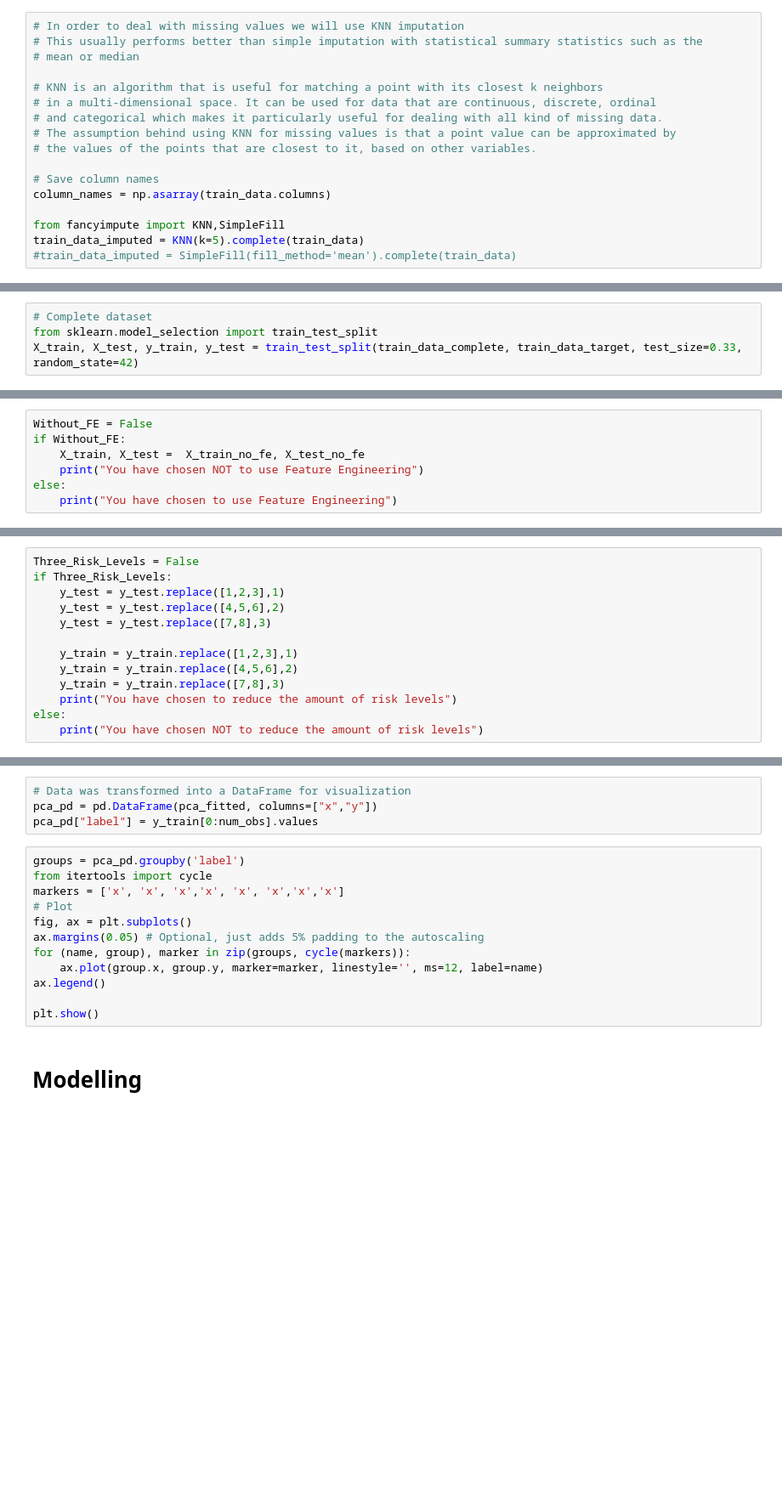
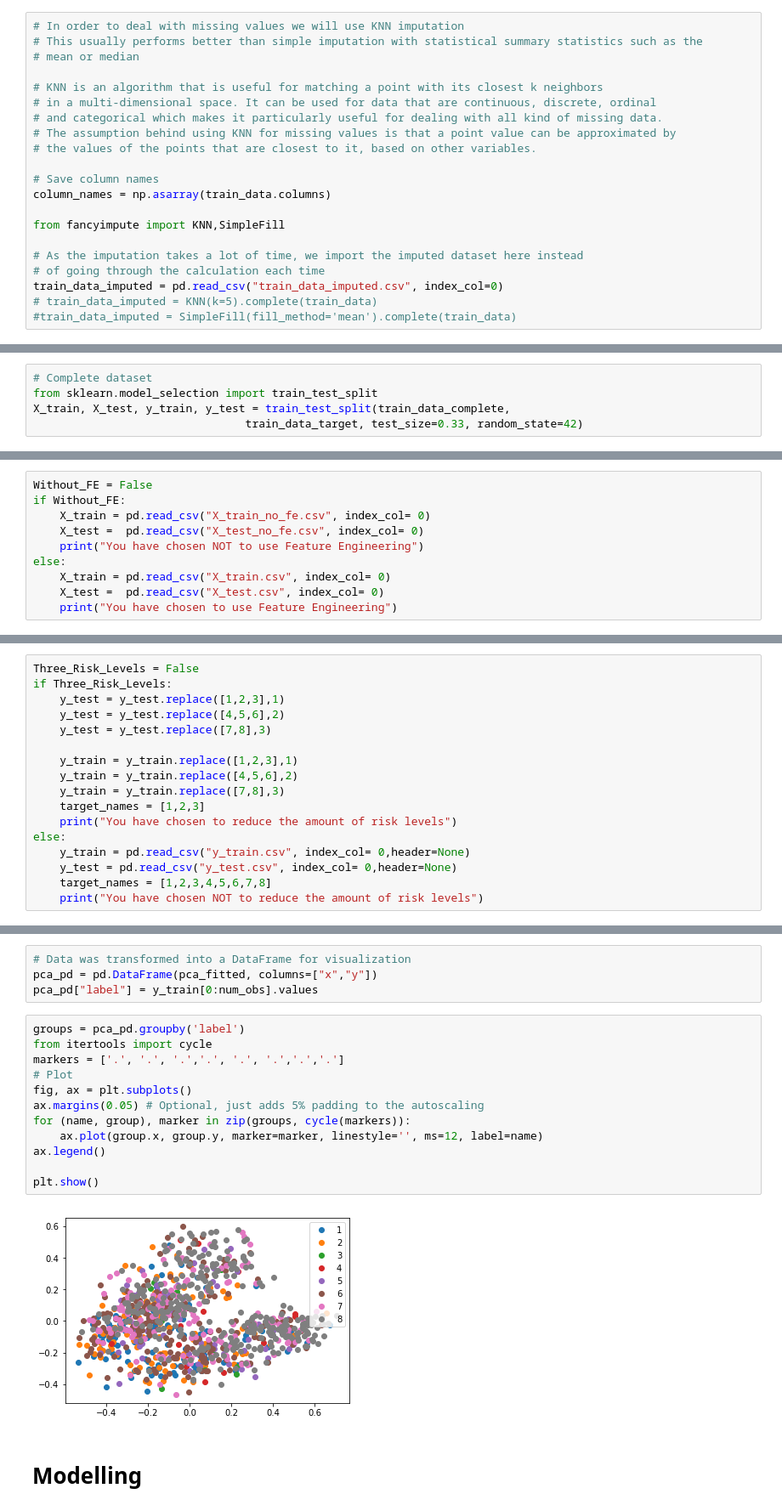
Before and after one commit to rquick3/BDIFFinalProject, a Jupyter notebook: BDIFFinalProject_V6.ipynb, the cells around one changed output, grey strips where cells are left out. Shown: that part at 85% size. Drawn from its saved outputs; the diff is of its cells as text; blank space fills up the shorter version.

```diff
--- a/BDIFFinalProject_V6.ipynb
+++ b/BDIFFinalProject_V6.ipynb
@@ -409,7 +411,11 @@ train_data = train_data.drop(['Family_Hist_2', 'Family_Hist_3', 'Family_Hist_4',
 column_names = np.asarray(train_data.columns)
 
 from fancyimpute import KNN,SimpleFill
-train_data_imputed = KNN(k=5).complete(train_data)
+
+# As the imputation takes a lot of time, we import the imputed dataset here instead
+# of going through the calculation each time
+train_data_imputed = pd.read_csv("train_data_imputed.csv", index_col=0)
+# train_data_imputed = KNN(k=5).complete(train_data)
 #train_data_imputed = SimpleFill(fill_method='mean').complete(train_data)
 # %% [output]
 Using TensorFlow backend.
@@ -426,7 +440,8 @@ As some of the feature Engineering uses the response variable, we already split
 # %%
 # Complete dataset
 from sklearn.model_selection import train_test_split
-X_train, X_test, y_train, y_test = train_test_split(train_data_complete, train_data_target, test_size=0.33, random_state=42)
+X_train, X_test, y_train, y_test = train_test_split(train_data_complete,
+                                train_data_target, test_size=0.33, random_state=42)
 # %% [markdown]
 ### Feature Engineering
 # %% [markdown]
@@ -493,7 +551,10 @@ X_test.to_csv("X_test.csv")
 # %%
 Without_FE = False
 if Without_FE:
-    X_train, X_test =  X_train_no_fe, X_test_no_fe
+    X_train = pd.read_csv("X_train_no_fe.csv", index_col= 0)
+    X_test =  pd.read_csv("X_test_no_fe.csv", index_col= 0)
     print("You have chosen NOT to use Feature Engineering")
 else:
+    X_train = pd.read_csv("X_train.csv", index_col= 0)
+    X_test =  pd.read_csv("X_test.csv", index_col= 0)
     print("You have chosen to use Feature Engineering")
@@ -509,6 +572,10 @@ if Three_Risk_Levels:
     y_train = y_train.replace([1,2,3],1)
     y_train = y_train.replace([4,5,6],2)
     y_train = y_train.replace([7,8],3)
+    target_names = [1,2,3]
     print("You have chosen to reduce the amount of risk levels")
 else:
+    y_train = pd.read_csv("y_train.csv", index_col= 0,header=None)
+    y_test = pd.read_csv("y_test.csv", index_col= 0,header=None)
+    target_names = [1,2,3,4,5,6,7,8]
     print("You have chosen NOT to reduce the amount of risk levels")
@@ -537,14 +606,16 @@ pca_pd["label"] = y_train[0:num_obs].values
 # %%
 groups = pca_pd.groupby('label')
 from itertools import cycle
-markers = ['x', 'x', 'x','x', 'x', 'x','x','x']
+markers = ['.', '.', '.','.', '.', '.','.','.']
 # Plot
 fig, ax = plt.subplots()
 ax.margins(0.05) # Optional, just adds 5% padding to the autoscaling
 for (name, group), marker in zip(groups, cycle(markers)):
     ax.plot(group.x, group.y, marker=marker, linestyle='', ms=12, label=name)
 ax.legend()
 
 plt.show()
+# %% [output]
+[figure, added]
 # %% [markdown]
 # Modelling
```
Also changed, not shown: parts of 41 cells of this notebook, 29 other files.
